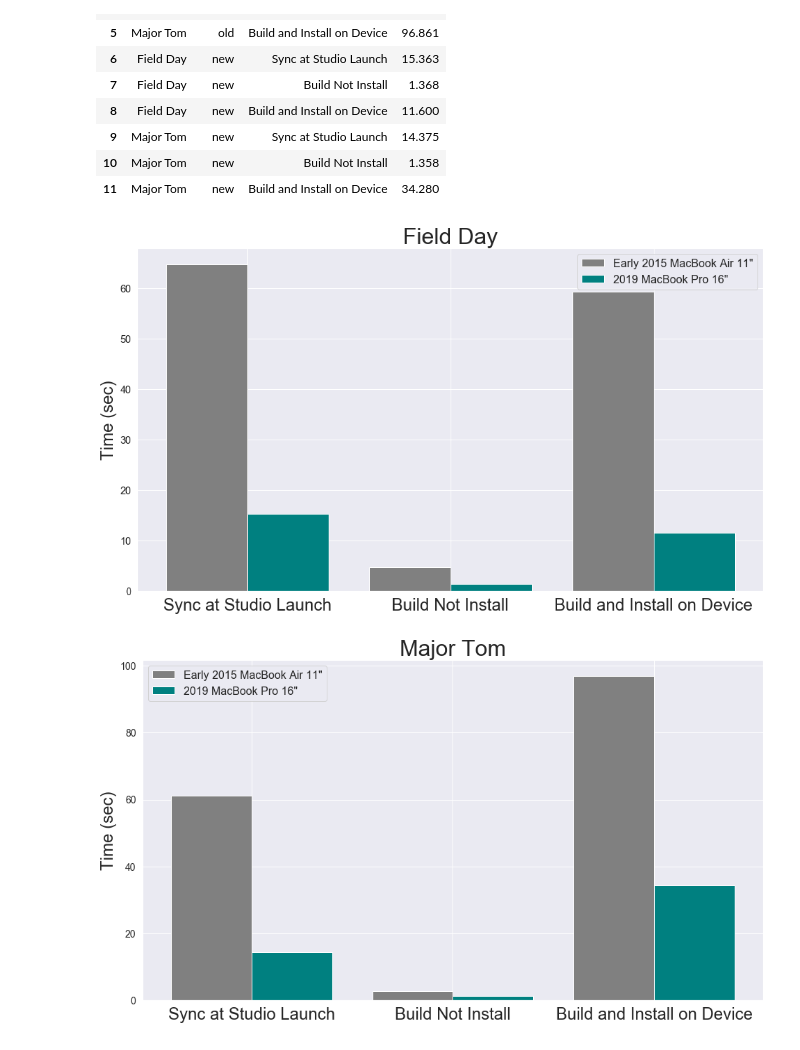
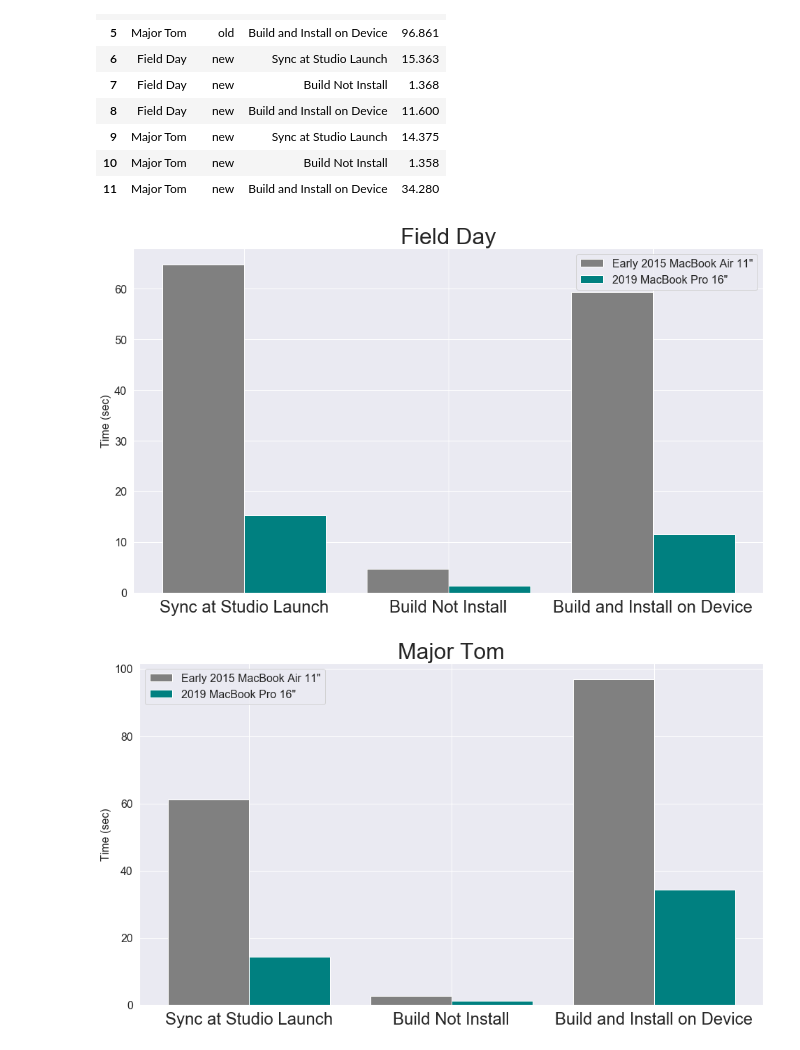
Before and after one commit to craigearley/studio-build-time-comparison, a Jupyter notebook: android-studio-build-comparison.ipynb, the cells around one changed output. Cells and saved outputs as stored; diff of their text form; code cells hidden in the pictures.

```diff
--- a/android-studio-build-comparison.ipynb
+++ b/android-studio-build-comparison.ipynb
@@ -32,34 +32,34 @@ new_majortom = studio_data[(studio_data.laptop=='new') & (studio_data.app=='Majo
 # %%
 sns.set()
 
 title_font_size = 32
 text_size = 24
 legend_text_size = 16
-yticks_font_size = 14
+yticks_font_size = 16
 
 index = new_fieldday.index
 bar_width = 0.4
 
 fig = plt.figure(figsize=(16,9))
 
 plt.title('Field Day',fontsize=title_font_size)
 plt.bar(index, old_fieldday['time'], bar_width, color='gray', label='Early 2015 MacBook Air 11\"')
 plt.bar(index + bar_width, new_fieldday['time'], bar_width, color='teal', label='2019 MacBook Pro 16\"')
-plt.ylabel('Time (sec)', fontsize=legend_text_size)
+plt.ylabel('Time (sec)', fontsize=yticks_font_size)
 plt.xticks(index+0.5*bar_width, studio_data.step, fontsize=text_size)
 plt.yticks(fontsize=yticks_font_size)
 plt.legend(fontsize=legend_text_size)
 plt.savefig("fieldday.png", dpi=300)
 
 plt.figure(figsize=(16,9))
 plt.title('Major Tom',fontsize=title_font_size)
 plt.bar(index, old_majortom['time'], bar_width, color='gray', label='Early 2015 MacBook Air 11\"')
 plt.bar(index + bar_width, new_majortom['time'], bar_width, color='teal', label='2019 MacBook Pro 16\"')
-plt.ylabel('Time (sec)', fontsize=text_size)
+plt.ylabel('Time (sec)', fontsize=yticks_font_size)
 plt.xticks(index+0.5*bar_width, studio_data.step, fontsize=text_size)
 plt.yticks(fontsize=yticks_font_size)
 plt.legend(fontsize=legend_text_size)
 plt.savefig("majortom.png", dpi=300)
 # %% [output]
-[figure, old version]
+[figure, new version]
-[figure, old version]
+[figure, new version]
```
